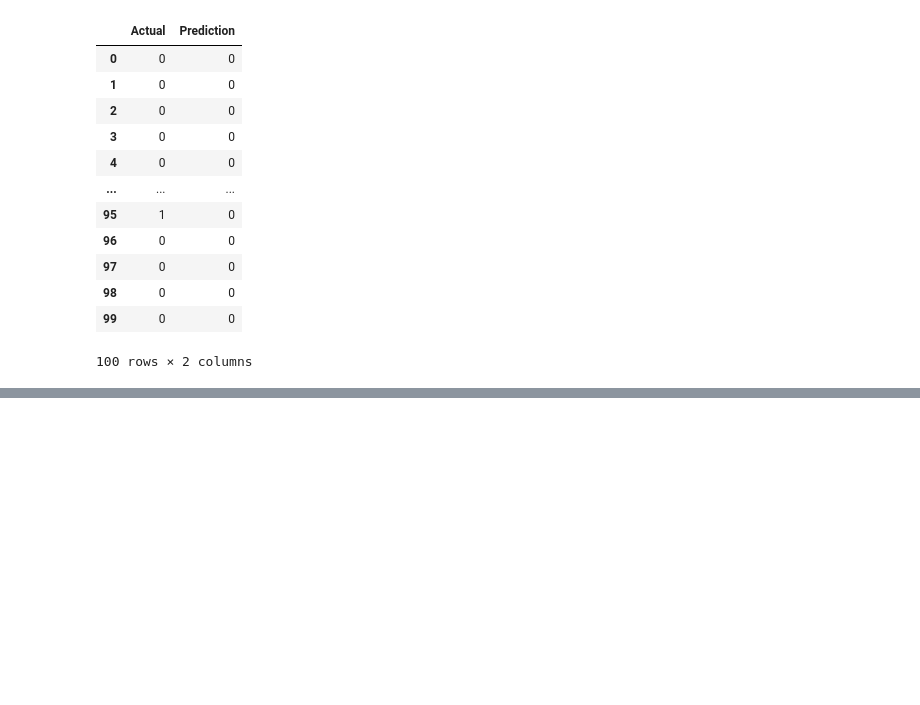
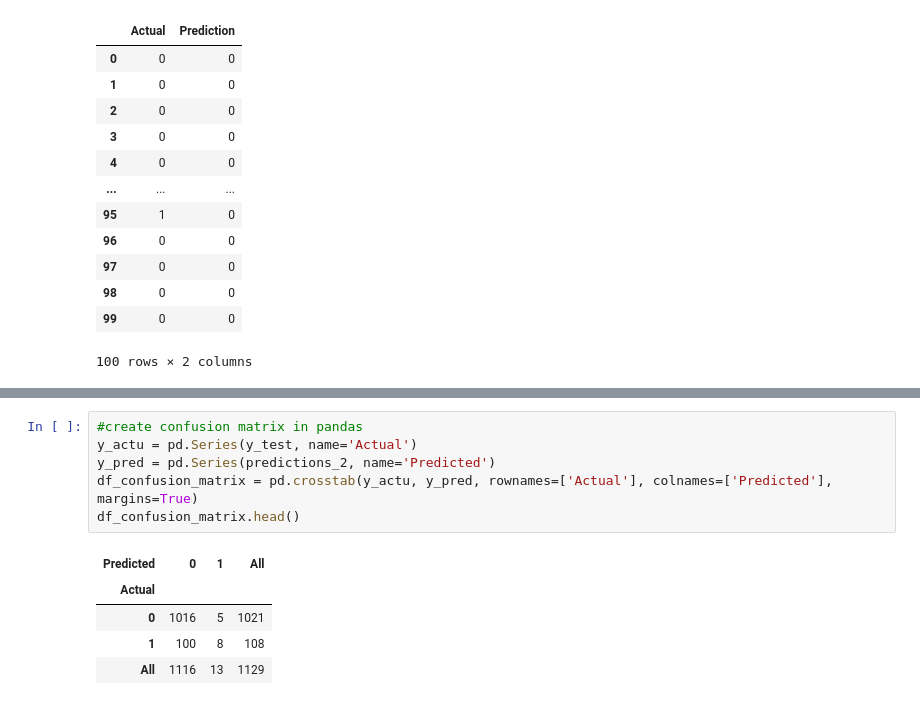
Before and after one commit to alexisperumal/ucsd_data_science_final_project, a Jupyter notebook: arun/bloodtests_RandomForest.ipynb, the cells around one changed output, grey strips where cells are left out. Drawn from its saved outputs; the diff is of its cells as text; blank space fills up the shorter version.

```diff
--- a/arun/bloodtests_RandomForest.ipynb
+++ b/arun/bloodtests_RandomForest.ipynb
@@ -332,0 +368,12 @@ df2.head(100)
+# %%
+#create confusion matrix in pandas
+y_actu = pd.Series(y_test, name='Actual')
+y_pred = pd.Series(predictions_2, name='Predicted')
+df_confusion_matrix = pd.crosstab(y_actu, y_pred, rownames=['Actual'], colnames=['Predicted'], margins=True)
+df_confusion_matrix.head()
+# %% [output]
+| Predicted | 0 | 1 | All |
+| Actual |  |  |  |
+| 0 | 1016 | 5 | 1021 |
+| 1 | 100 | 8 | 108 |
+| All | 1116 | 13 | 1129 |
```
Also changed, not shown: parts of 8 cells of this notebook, 4 other files.
